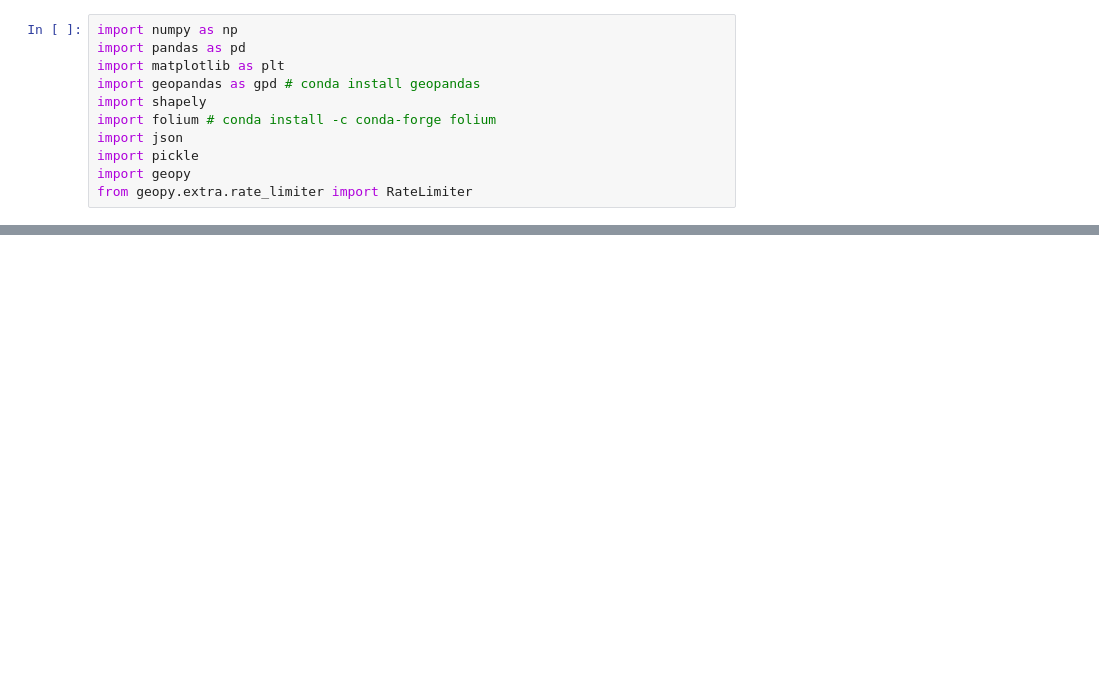
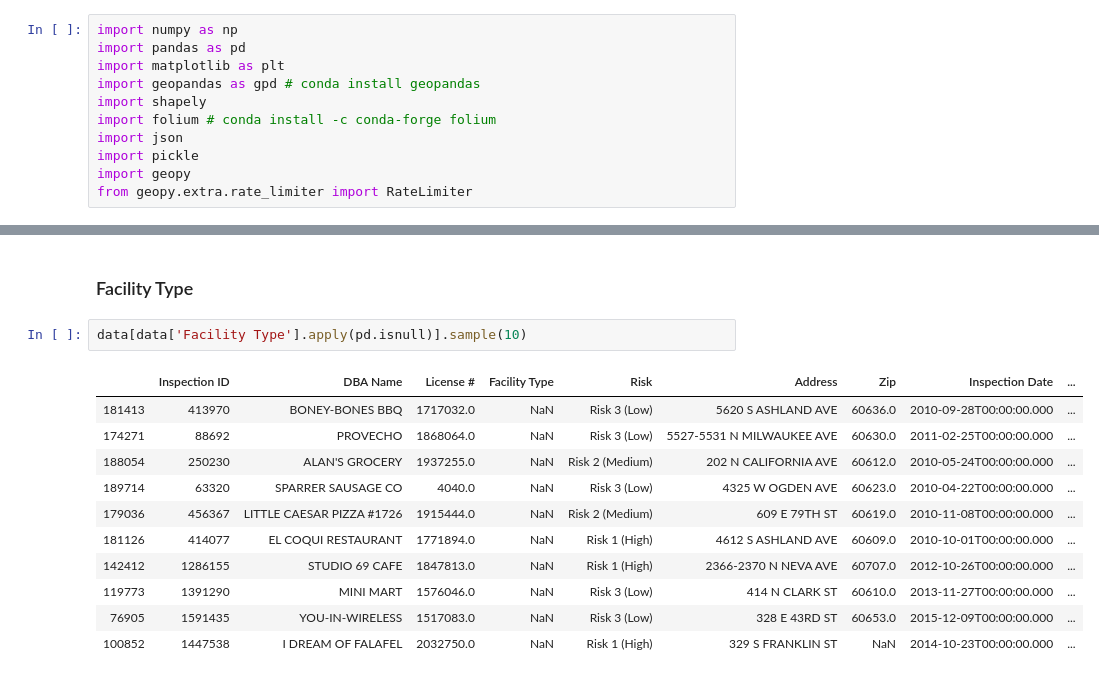
Before and after one commit to pcanas/ada-project-oejp, a Jupyter notebook: proj-notebook.ipynb, the cells around one changed output, grey strips where cells are left out. Saved outputs shown, nothing was run; the diff lists cells and outputs as text; blank space fills up the shorter version.

```diff
--- a/proj-notebook.ipynb
+++ b/proj-notebook.ipynb
@@ -13,0 +60,16 @@ data = pd.read_csv('data/food-inspections.csv').drop(['City', 'State', "Historic
+# %% [markdown]
+### Facility Type
+# %%
+data[data['Facility Type'].apply(pd.isnull)].sample(10)
+# %% [output]
+|  | Inspection ID | DBA Name | License # | Facility Type | Risk | Address | Zip | Inspection Date | ... |
+| 181413 | 413970 | BONEY-BONES BBQ | 1717032.0 | NaN | Risk 3 (Low) | 5620 S ASHLAND AVE | 60636.0 | 2010-09-28T00:00:00.000 | ... |
+| 174271 | 88692 | PROVECHO | 1868064.0 | NaN | Risk 3 (Low) | 5527-5531 N MILWAUKEE AVE | 60630.0 | 2011-02-25T00:00:00.000 | ... |
+| 188054 | 250230 | ALAN'S GROCERY | 1937255.0 | NaN | Risk 2 (Medium) | 202 N CALIFORNIA AVE | 60612.0 | 2010-05-24T00:00:00.000 | ... |
+| 189714 | 63320 | SPARRER SAUSAGE CO | 4040.0 | NaN | Risk 3 (Low) | 4325 W OGDEN AVE | 60623.0 | 2010-04-22T00:00:00.000 | ... |
+| 179036 | 456367 | LITTLE CAESAR PIZZA #1726 | 1915444.0 | NaN | Risk 2 (Medium) | 609 E 79TH ST | 60619.0 | 2010-11-08T00:00:00.000 | ... |
+| 181126 | 414077 | EL COQUI RESTAURANT | 1771894.0 | NaN | Risk 1 (High) | 4612 S ASHLAND AVE | 60609.0 | 2010-10-01T00:00:00.000 | ... |
+| 142412 | 1286155 | STUDIO 69 CAFE | 1847813.0 | NaN | Risk 1 (High) | 2366-2370 N NEVA AVE | 60707.0 | 2012-10-26T00:00:00.000 | ... |
+| 119773 | 1391290 | MINI MART | 1576046.0 | NaN | Risk 3 (Low) | 414 N CLARK ST | 60610.0 | 2013-11-27T00:00:00.000 | ... |
+| 76905 | 1591435 | YOU-IN-WIRELESS | 1517083.0 | NaN | Risk 3 (Low) | 328 E 43RD ST | 60653.0 | 2015-12-09T00:00:00.000 | ... |
+| 100852 | 1447538 | I DREAM OF FALAFEL | 2032750.0 | NaN | Risk 1 (High) | 329 S FRANKLIN ST | NaN | 2014-10-23T00:00:00.000 | ... |
```
Also changed, not shown: parts of 27 cells of this notebook.
